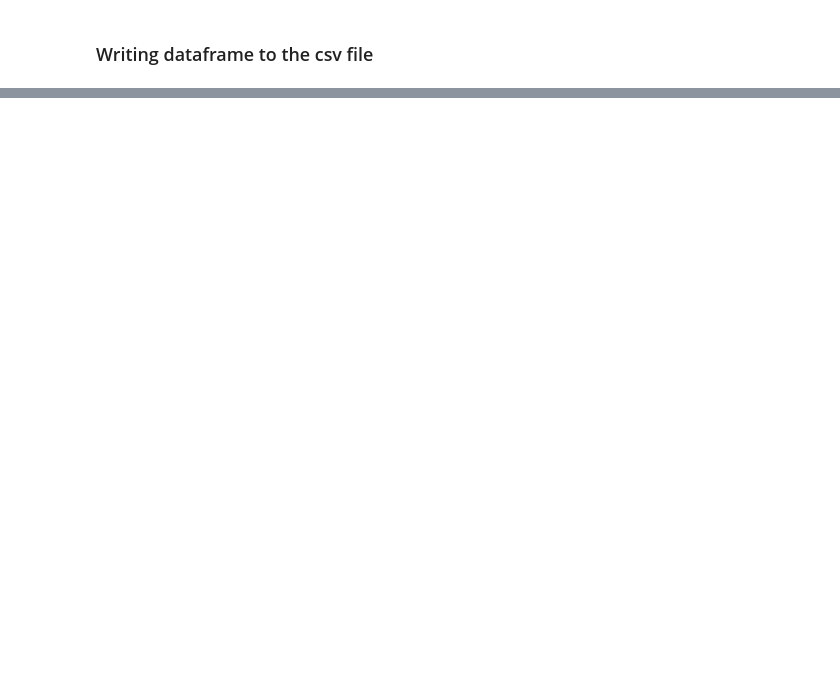
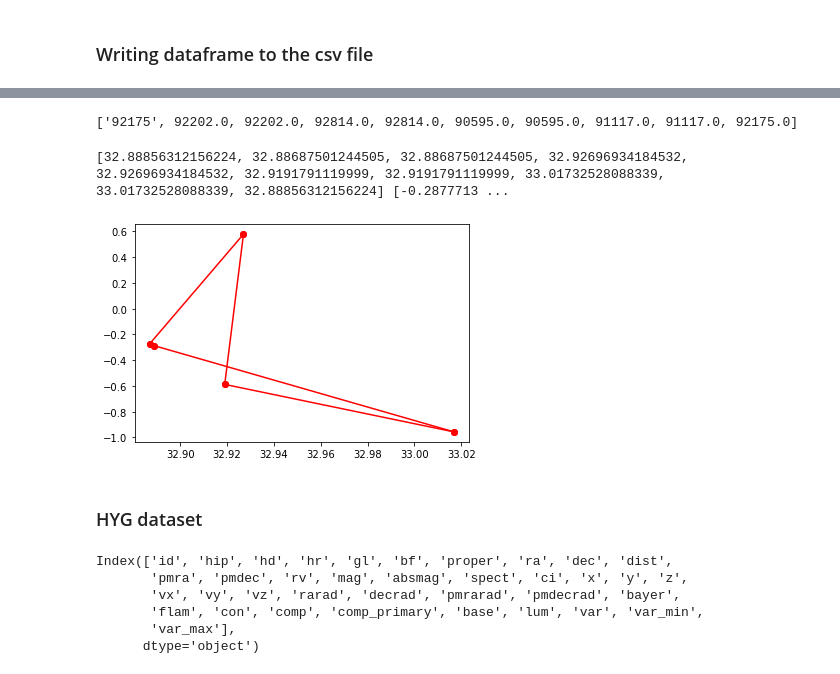
Before and after one commit to ananyaverma2/planetary-and-exoplanetary-dataset, a Jupyter notebook: Data_analysis_stars.ipynb, the cells around one changed output, grey strips where cells are left out. Drawn from its saved outputs; the diff is of its cells as text; code cells hidden in the pictures; blank space fills up the shorter version.

Commit message:
[STARS] added two new databases: exoplanets and hyg and extracted data from them

```diff
--- a/Data_analysis_stars.ipynb
+++ b/Data_analysis_stars.ipynb
@@ -206,5 +210,8 @@ for i in range(1,len(data_ssystem_minor)):
         temp_minor = [data_ssystem_minor[i]]
 
 for i in temp2_minor:
-    print(i)
+#     print(i)
+    for j in i:
+        if "type" in j[0]:
+            print(j[0])
     print()
@@ -561,0 +590,3 @@ cons_details.to_csv('data_collected/cons_details_csv.csv', index=True, sep='\t')
+# %%
+collected_data = pd.read_csv("data_collected/cons_details_csv.csv", delimiter="\t")
+print(collected_data)
@@ -561,0 +608,27 @@ cons_details.to_csv('data_collected/cons_details_csv.csv', index=True, sep='\t')
+# %%
+cons_name = "Sct"
+hip_values = constellation_lines_bw_hip[cons_name]
+print(hip_values)
+# %% [output]
+['92175', 92202.0, 92202.0, 92814.0, 92814.0, 90595.0, 90595.0, 91117.0, 91117.0, 92175.0]
+# %%
+temp_l = []
+temp_b = []
+for i in hip_values:
+#     print(i)
+#     print(collected_data.loc[collected_data['hip'] == float(i)])
+    pos = collected_data.loc[collected_data['hip'] == float(i)].index[0]
+#     pos_2 = collected_data.loc[collected_data['hip'] == float(i)]['b_value']
+    temp_l.append(collected_data['l_value'][pos])
+    temp_b.append(collected_data['b_value'][pos])
+
+# print(pos_1, pos_2)
+print(temp_l, temp_b)
+# print(collected_data.loc[collected_data['hip'] == float(i)])
+for i in range(0, len(temp_l), 2):
+    plt.plot(np.round(temp_l[i:i+2],3), np.round(temp_b[i:i+2],3), 'ro-')
+# %% [output]
+[32.88856312156224, 32.88687501244505, 32.88687501244505, 32.92696934184532, 32.92696934184532, 32.9191791119999, 32.9191791119999, 33.01732528088339, 33.01732528088339, 32.88856312156224] [-0.2877713 ...
+[figure, added]
+# %% [markdown]
+### HYG dataset
@@ -561,0 +637,9 @@ cons_details.to_csv('data_collected/cons_details_csv.csv', index=True, sep='\t')
+# %%
+print(hyg_visualization.keys())
+# %% [output]
+Index(['id', 'hip', 'hd', 'hr', 'gl', 'bf', 'proper', 'ra', 'dec', 'dist',
+       'pmra', 'pmdec', 'rv', 'mag', 'absmag', 'spect', 'ci', 'x', 'y', 'z',
+       'vx', 'vy', 'vz', 'rarad', 'decrad', 'pmrarad', 'pmdecrad', 'bayer',
+       'flam', 'con', 'comp', 'comp_primary', 'base', 'lum', 'var', 'var_min',
+       'var_max'],
+      dtype='object')
```
Also changed, not shown: parts of 36 cells of this notebook, 5 other files.
